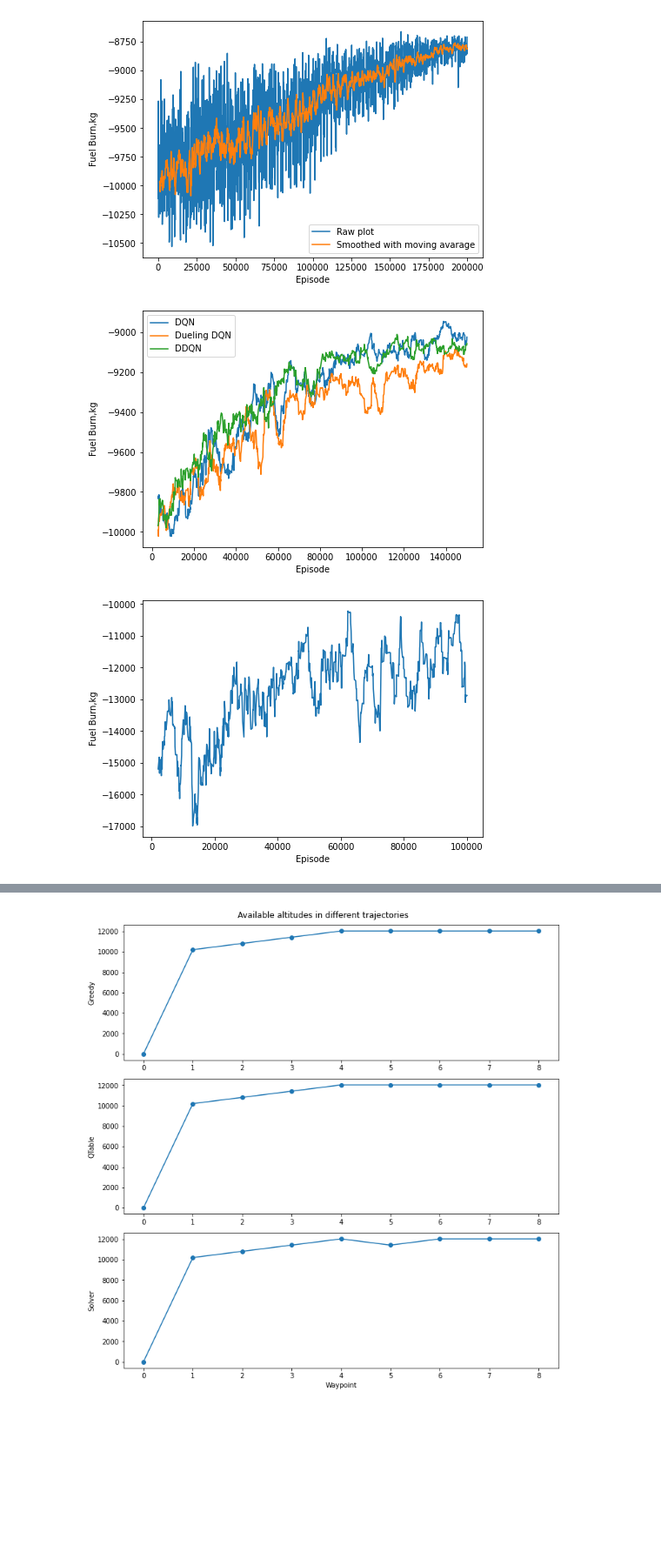
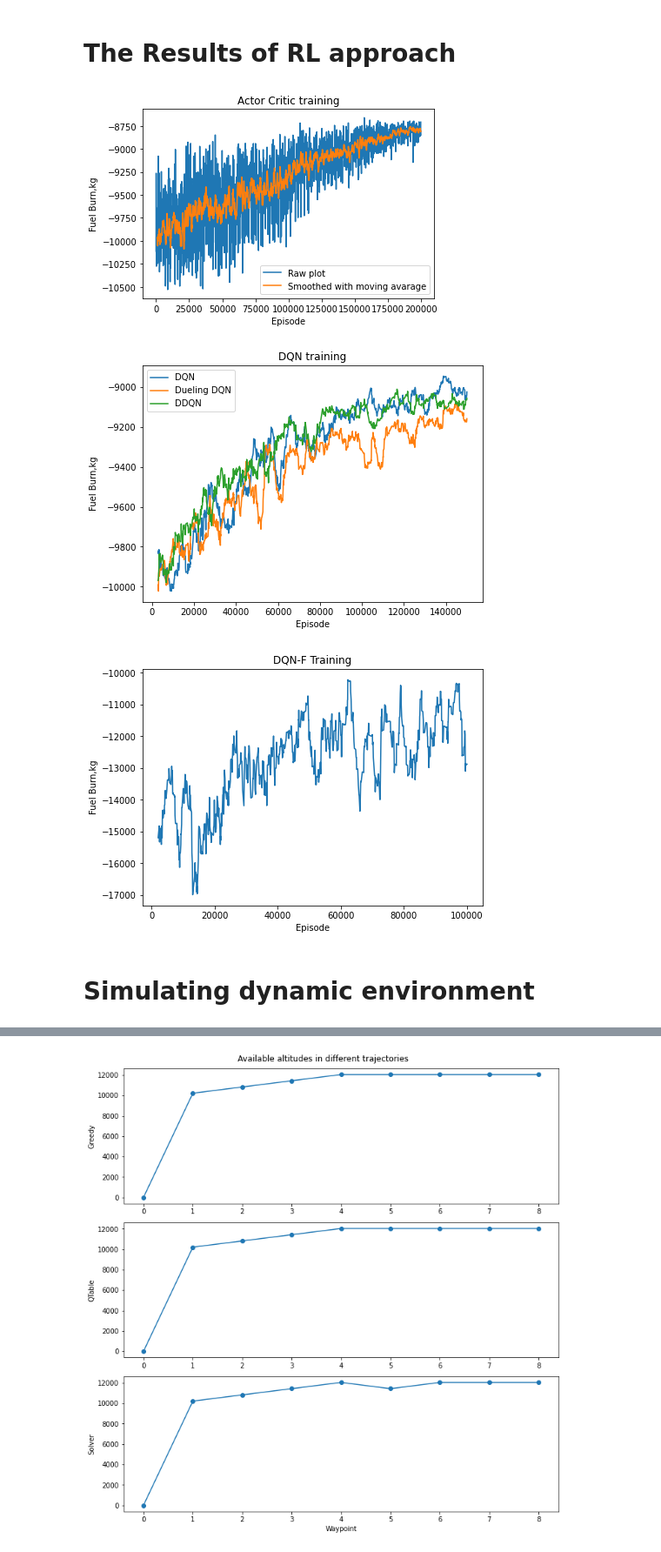
Before and after one commit to shakhovm/aircraft_optimization, a Jupyter notebook: results.ipynb, the cells around one changed output, grey strips where cells are left out. Shown at 87% size. Drawn from its saved outputs; the diff is of its cells as text; code cells hidden in the pictures; blank space fills up the shorter version.

```diff
--- a/results.ipynb
+++ b/results.ipynb
@@ -1,48 +1,57 @@
+# %% [markdown]
+# The Results of RL approach
 # %%
 import pandas as pd
 import numpy as np
-df1 = pd.read_csv('/home/shakhov/Downloads/run-May31_18-29-24_hyperion-tag-EpisodeFuel.csv')
-df2 = pd.read_csv('/home/shakhov/Downloads/run-May31_18-40-25_hyperion-tag-EpisodeFuel.csv')
+df1 = pd.read_csv('saved_results/run-May31_18-29-24_hyperion-tag-EpisodeFuel.csv')
+df2 = pd.read_csv('saved_results/run-May31_18-40-25_hyperion-tag-EpisodeFuel.csv')
 
 import matplotlib.pyplot as plt
 plt.ylabel('Fuel Burn,kg')
 plt.xlabel('Episode')
-
+plt.title("Actor Critic training")
 
 plt.plot(np.linspace(0, 200000, len(np.concatenate([df1["Value"].values, df2["Value"].values]))), pd.Series(np.concatenate([df1["Value"].values, df2["Value"].values])).rolling(window =1).mean(), label='Raw plot')
 plt.plot(np.linspace(0, 200000, len(np.concatenate([df1["Value"].values, df2["Value"].values]))), pd.Series(np.concatenate([df1["Value"].values, df2["Value"].values])).rolling(window =10).mean(), label='Smoothed with moving avarage')
 plt.legend()
+plt.show()
 # plt.plot(df2['Value'])
-plt.savefig('A2C.png',bbox_inches='tight')
+# plt.savefig('A2C.png',bbox_inches='tight')
 # %% [output]
-[figure, old version]
+[figure, new version]
 # %%
 import matplotlib.pyplot as plt
 plt.rcParams["figure.figsize"] = (7,5)
-df = pd.read_csv('/home/shakhov/Downloads/run-May31_15-17-50_hyperion-tag-EpisodeFuel.csv')
-df_dqn = pd.read_csv('/home/shakhov/Downloads/run-Jun01_10-10-29_hyperion-tag-EpisodeFuel.csv')
-df_ddqn = pd.read_csv('/home/shakhov/Downloads/run-Jun01_11-23-41_hyperion-tag-EpisodeFuel.csv')
-df_doubledqn = pd.read_csv('/home/shakhov/Downloads/run-Jun01_14-34-59_hyperion-tag-EpisodeFuel.csv')
 
+df = pd.read_csv('saved_results/run-May31_15-17-50_hyperion-tag-EpisodeFuel.csv')
+df_dqn = pd.read_csv('saved_results/run-Jun01_10-10-29_hyperion-tag-EpisodeFuel.csv')
+df_ddqn = pd.read_csv('saved_results/run-Jun01_11-23-41_hyperion-tag-EpisodeFuel.csv')
+df_doubledqn = pd.read_csv('saved_results/run-Jun01_14-34-59_hyperion-tag-EpisodeFuel.csv')
+plt.title("DQN training")
 plt.ylabel('Fuel Burn,kg')
 plt.xlabel('Episode')
 plt.plot(df_dqn["Step"], pd.Series(df_dqn["Value"]).rolling(window =20).mean(), label='DQN')
 plt.plot(df_ddqn["Step"],pd.Series(df_ddqn["Value"]).rolling(window =20).mean(), label='Dueling DQN')
 plt.plot(df_doubledqn["Step"],pd.Series(df_doubledqn["Value"]).rolling(window =20).mean(), label='DDQN')
 plt.legend()
-plt.savefig('dqn.png')
+plt.show()
+# plt.savefig('dqn.png')
 # plt.plot()
 # plt.savefig('QTable-plot.png',bbox_inches='tight')
 # %% [output]
-[figure, old version]
+[figure, new version]
 # %%
-dqnf = pd.read_csv('/home/shakhov/Downloads/run-Jun01_15-29-13_hyperion-tag-EpisodeFuel.csv')
+dqnf = pd.read_csv('saved_results/run-Jun01_15-29-13_hyperion-tag-EpisodeFuel.csv')
+plt.title("DQN-F Training")
 plt.plot(dqnf["Step"],pd.Series(dqnf["Value"]).rolling(window =20).mean(), label='DDQN')
 plt.ylabel('Fuel Burn,kg')
 plt.xlabel('Episode')
-plt.savefig('dqnf.png')
+# plt.savefig('dqnf.png')
+plt.show()
 # %% [output]
-[figure, old version]
+[figure, new version]
+# %% [markdown]
+# Simulating dynamic environment
 # %%
 import random
 %load_ext autoreload
```
Also changed, not shown: parts of 26 cells of this notebook, 29 other files.
